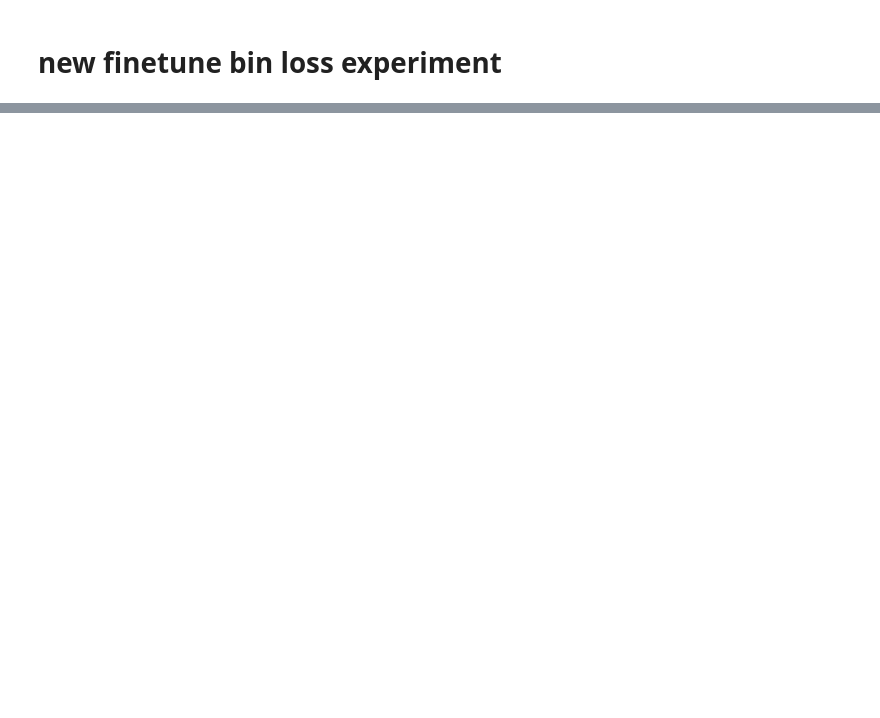
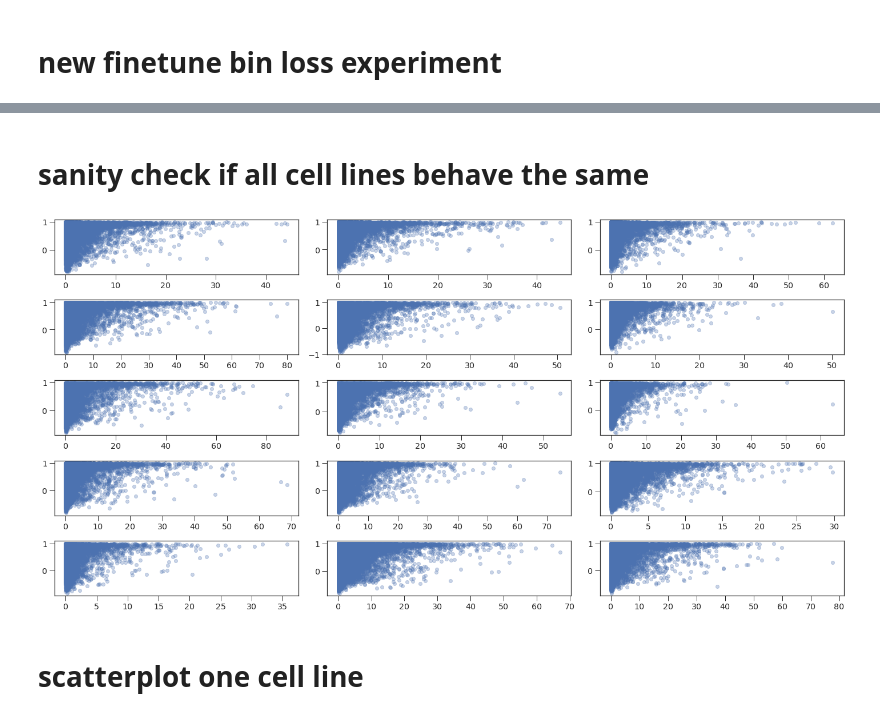
Before and after one commit to amberT15/QuantPred, a Jupyter notebook: Loss visualizations.ipynb, the cells around one changed output, grey strips where cells are left out. Drawn from its saved outputs; the diff is of its cells as text; code cells hidden in the pictures; blank space fills up the shorter version.

```diff
--- a/Loss visualizations.ipynb
+++ b/Loss visualizations.ipynb
@@ -263,0 +154,6 @@ plt.savefig('plots/bin_loss_basenji.svg', bbox_inches="tight")
+# %%
+# get testset
+data_dir='/home/shush/profile/QuantPred/datasets/chr8/complete/random_chop/i_2048_w_1/'
+sts = util.load_stats(data_dir)
+testset = util.make_dataset(data_dir, 'test', sts, batch_size=512, shuffle=False)
+targets = pd.read_csv(data_dir+'targets.txt', sep='\t')['identifier'].values
@@ -263,0 +169,2 @@ plt.savefig('plots/bin_loss_basenji.svg', bbox_inches="tight")
+# %%
+ground_truth, predictions = get_true_pred(run_128_poiss, testset)
@@ -263,0 +173,21 @@ plt.savefig('plots/bin_loss_basenji.svg', bbox_inches="tight")
+# %% [markdown]
+# sanity check if all cell lines behave the same
+# %%
+pr_per_seq = get_pearsonr_per_seq(ground_truth, predictions, take_avg=False)
+mse_per_seq = get_mse(ground_truth, predictions)
+nrows, ncols = 5, 3
+fig = plt.figure(figsize=[20,10])
+
+for i in range(15):
+    ax = fig.add_subplot(nrows, ncols, i+1)
+    pr_per_seq_per_cell = pr_per_seq[i]
+    mse_per_seq_per_cell = mse_per_seq[:,:,i].mean(axis=1)
+    both_metrics_per_cell = np.array([mse_per_seq_per_cell, pr_per_seq_per_cell]).T
+    no_nan_metrics_per_cell = both_metrics_per_cell[~np.isnan(both_metrics_per_cell).any(axis=1)]
+    metrics_clean_per_cell = pd.DataFrame(no_nan_metrics_per_cell, columns=['MSE', 'pearson r'])
+    ax.scatter(metrics_clean_per_cell['MSE'], metrics_clean_per_cell['pearson r'], alpha=0.3)
+fig.tight_layout()
+# %% [output]
+[figure, added]
+# %% [markdown]
+# scatterplot one cell line
```
Also changed, not shown: parts of 38 cells of this notebook.
